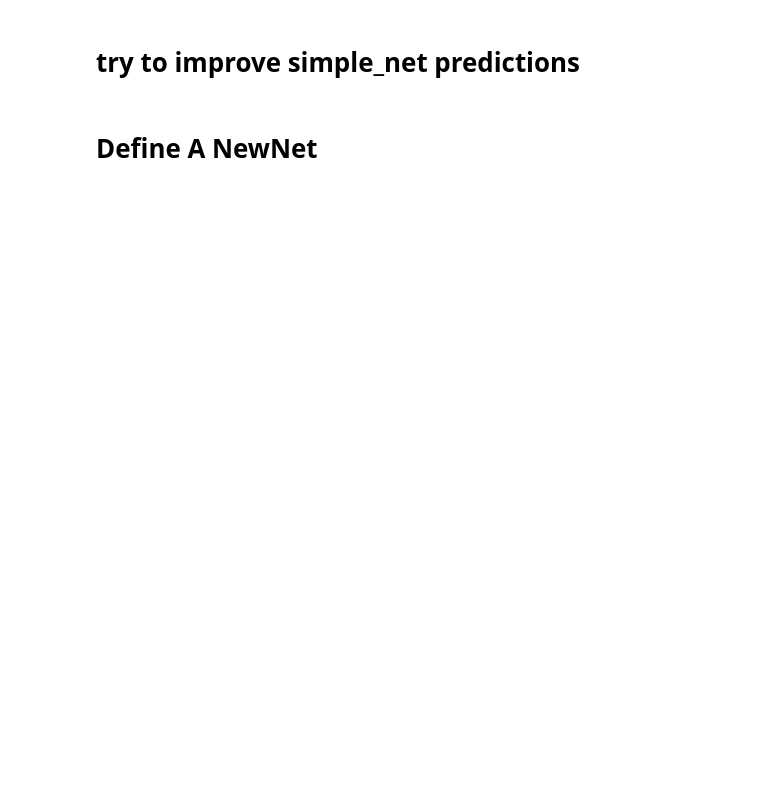
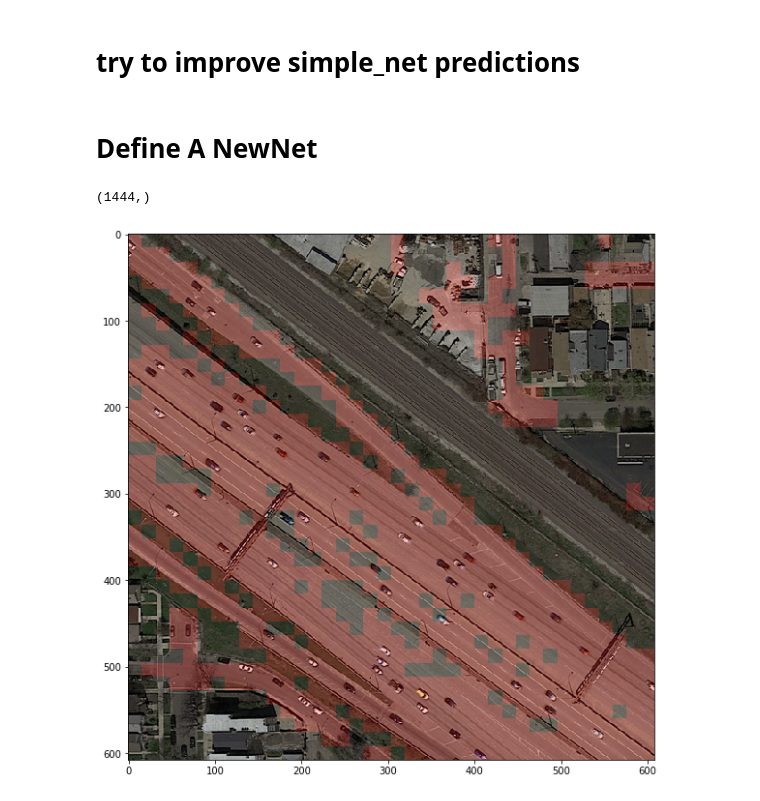
Before and after one commit to diegofiori/ML_RoadSegmentation, a Jupyter notebook: Notebook_NewNet.ipynb, the cells around one changed output. Cells and saved outputs as stored; diff of their text form; code cells hidden in the pictures; blank space fills up the shorter version.

```diff
--- a/Notebook_NewNet.ipynb
+++ b/Notebook_NewNet.ipynb
@@ -126,6 +126,24 @@ class DatasetDeepNet(Dataset):
                 train_mask_label=train_mask_label[new_indices]
 
         return train_sub_images, train_mask_label
+# %%
+class TestsetDeepNet(Dataset):
+    def __init__(self,root_dir, nb_test):
+        self.root_dir = root_dir
+        self.nb_test = nb_test
+    def __len__(self):
+        return self.nb_test
+
+    def __getitem__(self,index):
+        dir_test = self.root_dir + 'test_'+str(index+1)+'/'
+        files_test = os.listdir(dir_test)
+        img_test = load_image(dir_test + files_test[0])
+        original_img = img_test
+        img_test = add_border(img_test,608+32)
+        img_test=[img_crop_mod(img_test, 16, 16)]
+        img_test=transform_subIMG_to_Tensor(img_test)
+        img_test = (img_test-img_test.mean())/img_test.std()
+        return img_test,original_img
 # %%
 def train_model_Adam_v2( model, dataset, max_epochs, lr, mini_batch_size, w=48, h=48, features=3, threshold=0.01):
     '''train the Neural Net using Adam as optimizer and an binary cross entropy loss'''
@@ -199,3 +217,27 @@ max_epochs = 15
 lr = 1e-4
 mini_batch_size = 1
 model = trainDeepNet(root_dir, max_epochs, lr, mini_batch_size, model = None)
+# %%
+def plot_image(root_dir, nb_image, model):
+    dataset = TestsetDeepNet(root_dir,50)
+    image, original = dataset.__getitem__(nb_image)
+    if tc.cuda.is_available():
+        model.cuda()
+        image=image.cuda()
+    model.eval()
+    prediction = model(image).detach().cpu().numpy().reshape(-1,)
+    prediction = 1*(prediction>0.5)
+    model.cpu()
+    print(prediction.shape)
+    prediction = label_to_img(608, 608, 16, 16, prediction)
+    #prediction=post_processing(prediction,32,9,3,3)
+
+    original  = make_img_overlay(original, prediction)
+
+    plt.figure(figsize=(10,10))
+    plt.imshow(original)
+# %%
+ plot_image('test_set_images/', 8, model)
+# %% [output]
+(1444,)
+[figure, added]
```
Also changed, not shown: parts of 4 cells of this notebook, 1 other file.
